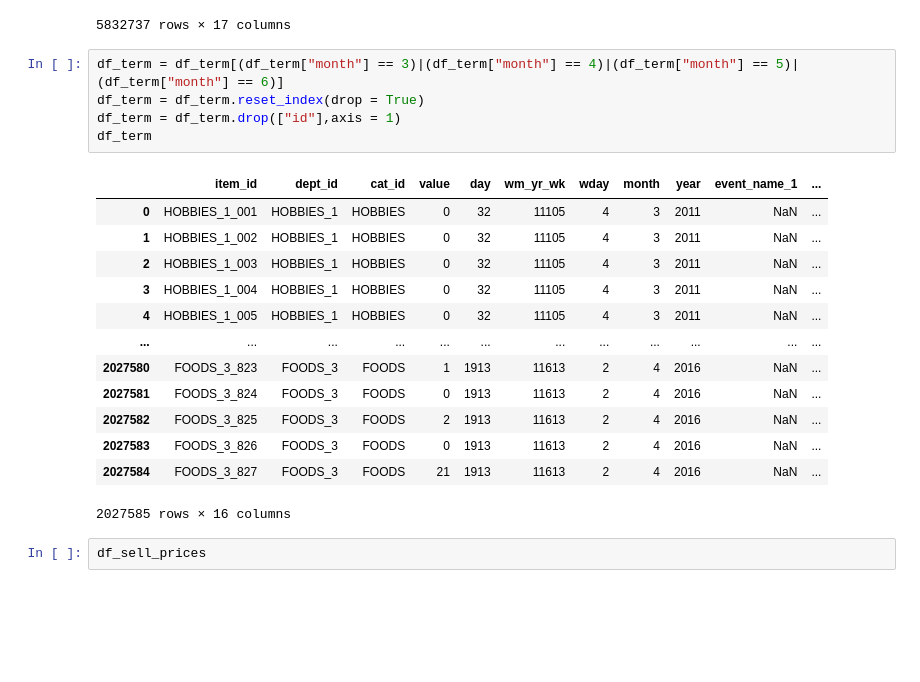
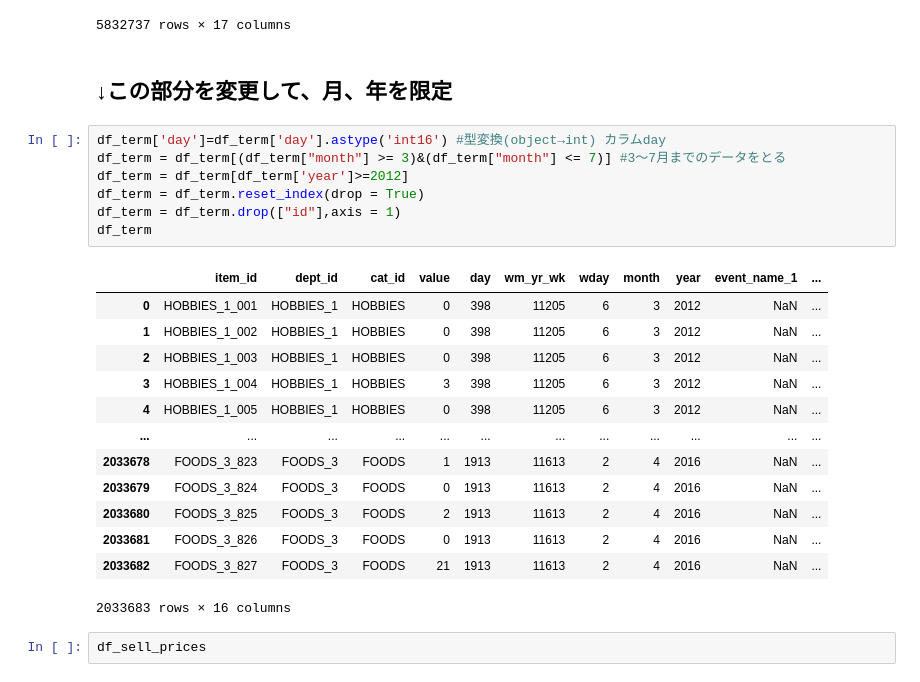
Before and after one commit to TAIR-Project/kaggle-m5-accuracy, a Jupyter notebook: 200428 CA_1 予測データ内のイベント分析2か月分-checkpoint.ipynb, the cells around one changed output. Saved outputs shown, nothing was run; the diff lists cells and outputs as text; blank space fills up the shorter version.

```diff
--- a/200428 CA_1 予測データ内のイベント分析2か月分-checkpoint.ipynb
+++ b/200428 CA_1 予測データ内のイベント分析2か月分-checkpoint.ipynb
@@ -439,25 +439,29 @@ df_term
 | 5832735 | FOODS_3_826_CA_1_validation | FOODS_3_826 | FOODS_3 | FOODS | 0 | 1913 | 11613 | 2 | 4 | 2016 | ... |
 | 5832736 | FOODS_3_827_CA_1_validation | FOODS_3_827 | FOODS_3 | FOODS | 21 | 1913 | 11613 | 2 | 4 | 2016 | ... |
 5832737 rows × 17 columns
+# %% [markdown]
+## ↓この部分を変更して、月、年を限定
 # %%
-df_term = df_term[(df_term["month"] == 3)|(df_term["month"] == 4)|(df_term["month"] == 5)|(df_term["month"] == 6)]
+df_term['day']=df_term['day'].astype('int16') #型変換(object→int) カラムday
+df_term = df_term[(df_term["month"] >= 3)&(df_term["month"] <= 7)] #3～7月までのデータをとる
+df_term = df_term[df_term['year']>=2012]
 df_term = df_term.reset_index(drop = True)
 df_term = df_term.drop(["id"],axis = 1)
 df_term
 # %% [output]
 |  | item_id | dept_id | cat_id | value | day | wm_yr_wk | wday | month | year | event_name_1 | ... |
-| 0 | HOBBIES_1_001 | HOBBIES_1 | HOBBIES | 0 | 32 | 11105 | 4 | 3 | 2011 | NaN | ... |
-| 1 | HOBBIES_1_002 | HOBBIES_1 | HOBBIES | 0 | 32 | 11105 | 4 | 3 | 2011 | NaN | ... |
-| 2 | HOBBIES_1_003 | HOBBIES_1 | HOBBIES | 0 | 32 | 11105 | 4 | 3 | 2011 | NaN | ... |
-| 3 | HOBBIES_1_004 | HOBBIES_1 | HOBBIES | 0 | 32 | 11105 | 4 | 3 | 2011 | NaN | ... |
-| 4 | HOBBIES_1_005 | HOBBIES_1 | HOBBIES | 0 | 32 | 11105 | 4 | 3 | 2011 | NaN | ... |
+| 0 | HOBBIES_1_001 | HOBBIES_1 | HOBBIES | 0 | 398 | 11205 | 6 | 3 | 2012 | NaN | ... |
+| 1 | HOBBIES_1_002 | HOBBIES_1 | HOBBIES | 0 | 398 | 11205 | 6 | 3 | 2012 | NaN | ... |
+| 2 | HOBBIES_1_003 | HOBBIES_1 | HOBBIES | 0 | 398 | 11205 | 6 | 3 | 2012 | NaN | ... |
+| 3 | HOBBIES_1_004 | HOBBIES_1 | HOBBIES | 3 | 398 | 11205 | 6 | 3 | 2012 | NaN | ... |
+| 4 | HOBBIES_1_005 | HOBBIES_1 | HOBBIES | 0 | 398 | 11205 | 6 | 3 | 2012 | NaN | ... |
 | ... | ... | ... | ... | ... | ... | ... | ... | ... | ... | ... | ... |
-| 2027580 | FOODS_3_823 | FOODS_3 | FOODS | 1 | 1913 | 11613 | 2 | 4 | 2016 | NaN | ... |
-| 2027581 | FOODS_3_824 | FOODS_3 | FOODS | 0 | 1913 | 11613 | 2 | 4 | 2016 | NaN | ... |
-| 2027582 | FOODS_3_825 | FOODS_3 | FOODS | 2 | 1913 | 11613 | 2 | 4 | 2016 | NaN | ... |
-| 2027583 | FOODS_3_826 | FOODS_3 | FOODS | 0 | 1913 | 11613 | 2 | 4 | 2016 | NaN | ... |
-| 2027584 | FOODS_3_827 | FOODS_3 | FOODS | 21 | 1913 | 11613 | 2 | 4 | 2016 | NaN | ... |
+| 2033678 | FOODS_3_823 | FOODS_3 | FOODS | 1 | 1913 | 11613 | 2 | 4 | 2016 | NaN | ... |
+| 2033679 | FOODS_3_824 | FOODS_3 | FOODS | 0 | 1913 | 11613 | 2 | 4 | 2016 | NaN | ... |
+| 2033680 | FOODS_3_825 | FOODS_3 | FOODS | 2 | 1913 | 11613 | 2 | 4 | 2016 | NaN | ... |
+| 2033681 | FOODS_3_826 | FOODS_3 | FOODS | 0 | 1913 | 11613 | 2 | 4 | 2016 | NaN | ... |
+| 2033682 | FOODS_3_827 | FOODS_3 | FOODS | 21 | 1913 | 11613 | 2 | 4 | 2016 | NaN | ... |
-2027585 rows × 16 columns
+2033683 rows × 16 columns
 # %%
 df_sell_prices
 # %% [output]
```
Also changed, not shown: parts of 38 cells of this notebook.
